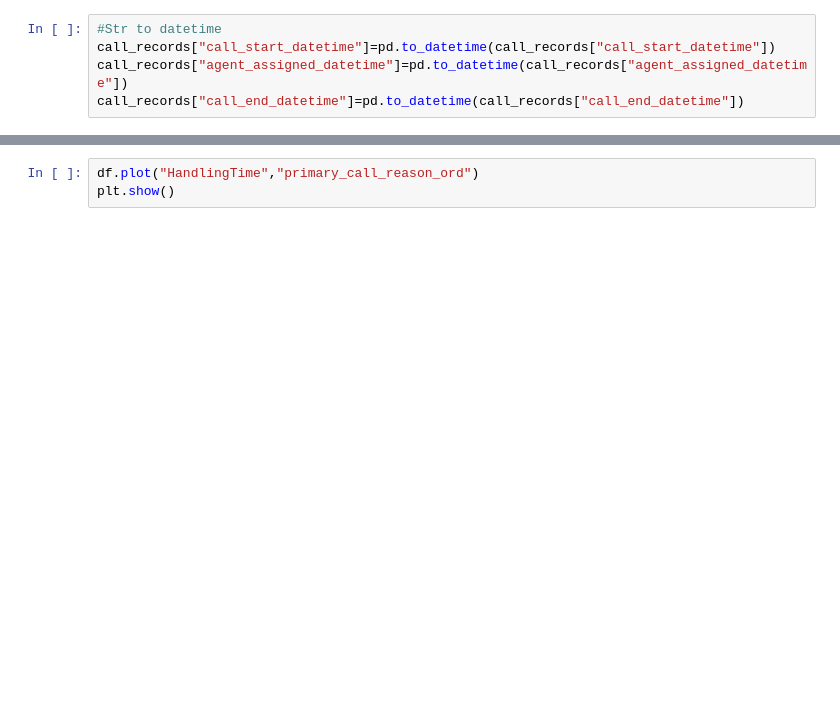
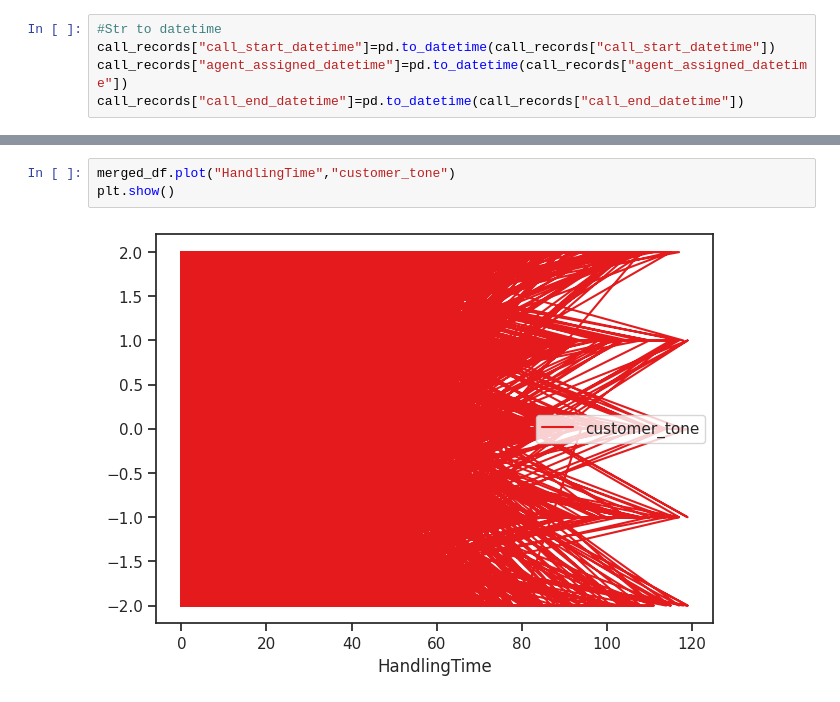
Before and after one commit to Tatwansh/SkyHack-FlyHigh, a Jupyter notebook: flyhigh001.ipynb, the cells around one changed output, grey strips where cells are left out. Saved outputs shown, nothing was run; the diff lists cells and outputs as text; blank space fills up the shorter version.

```diff
--- a/flyhigh001.ipynb
+++ b/flyhigh001.ipynb
@@ -94,4 +269,6 @@ plt.show()
 # %%
-df.plot("HandlingTime","primary_call_reason_ord")
+merged_df.plot("HandlingTime","customer_tone")
 plt.show()
+# %% [output]
+[figure, added]
 # %%
```
Also changed, not shown: parts of 25 cells of this notebook.
